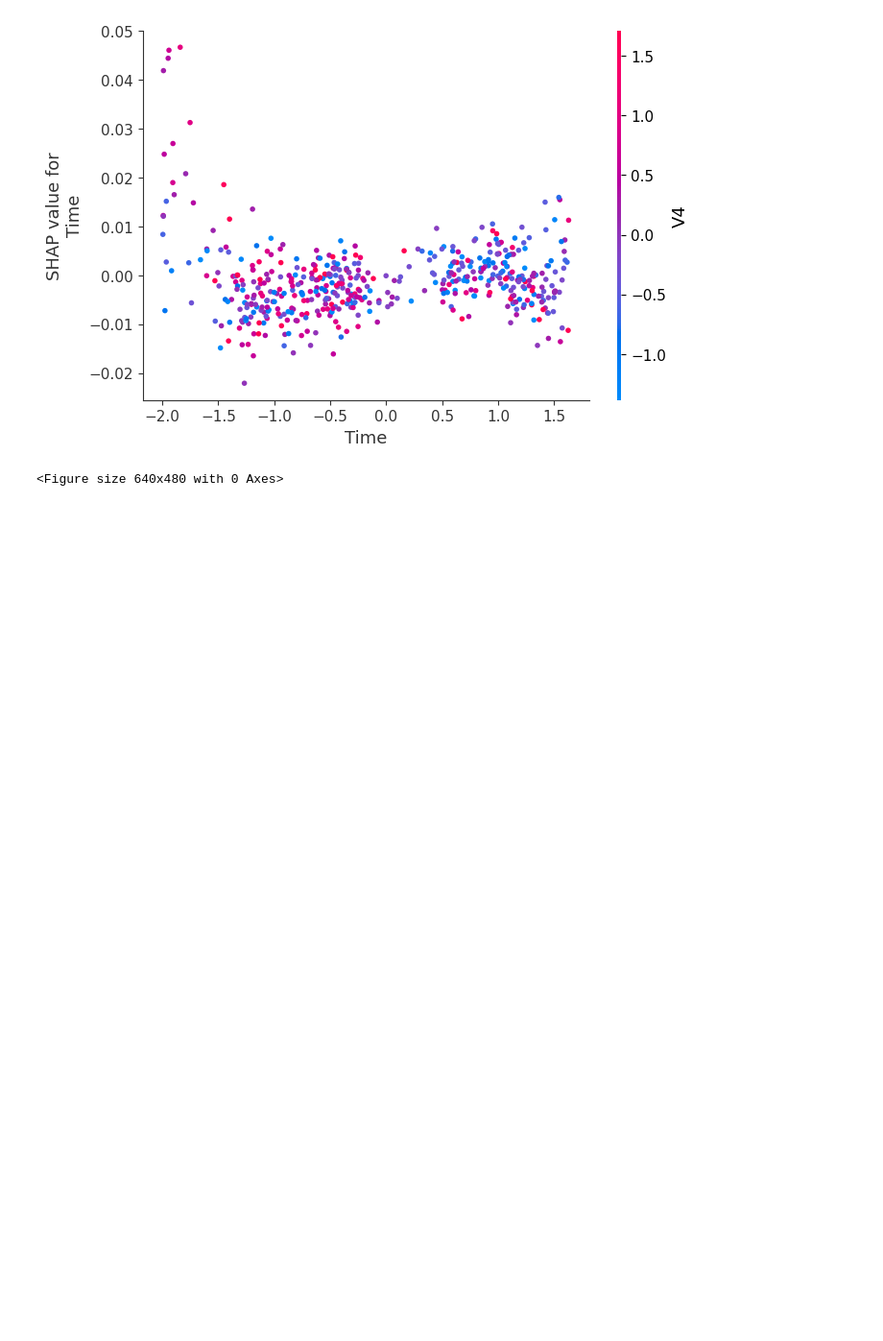
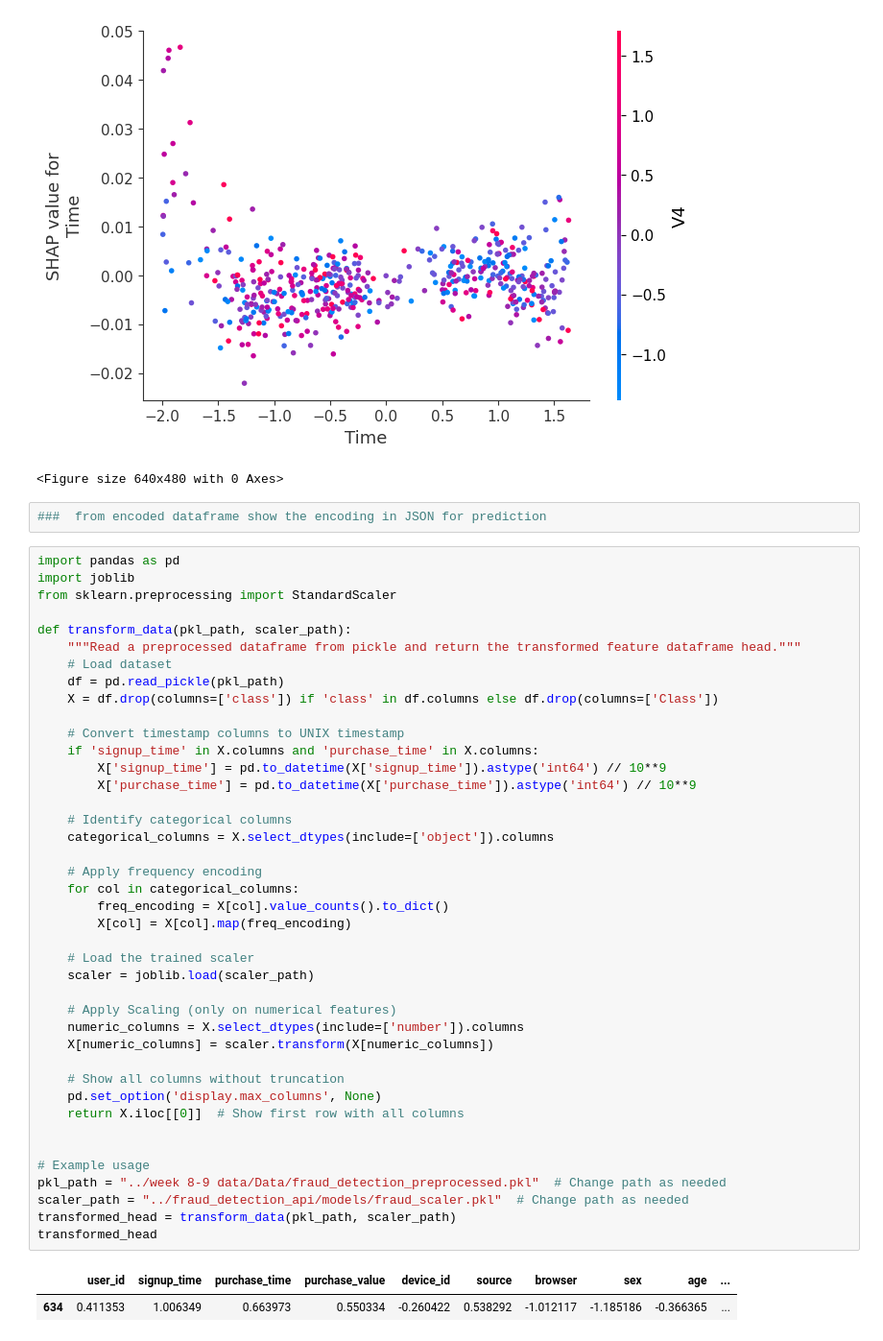
Before and after one commit to zereay74/Kaim-week-8-9, a Jupyter notebook: notebooks/Task_3_Model_Explanablity.ipynb, the cells around one changed output. Shown: that part at 96% size. Cells and saved outputs as stored; diff of their text form; blank space fills up the shorter version.

```diff
--- a/notebooks/Task_3_Model_Explanablity.ipynb
+++ b/notebooks/Task_3_Model_Explanablity.ipynb
@@ -57,3 +57,49 @@ explainability.shap_explain('creditcard')
 <Figure size 640x480 with 0 Axes>
 [figure]
 <Figure size 640x480 with 0 Axes>
+# %%
+###  from encoded dataframe show the encoding in JSON for prediction
+# %%
+import pandas as pd
+import joblib
+from sklearn.preprocessing import StandardScaler
+
+def transform_data(pkl_path, scaler_path):
+    """Read a preprocessed dataframe from pickle and return the transformed feature dataframe head."""
+    # Load dataset
+    df = pd.read_pickle(pkl_path)
+    X = df.drop(columns=['class']) if 'class' in df.columns else df.drop(columns=['Class'])
+
+    # Convert timestamp columns to UNIX timestamp
+    if 'signup_time' in X.columns and 'purchase_time' in X.columns:
+        X['signup_time'] = pd.to_datetime(X['signup_time']).astype('int64') // 10**9
+        X['purchase_time'] = pd.to_datetime(X['purchase_time']).astype('int64') // 10**9
+
+    # Identify categorical columns
+    categorical_columns = X.select_dtypes(include=['object']).columns
+
+    # Apply frequency encoding
+    for col in categorical_columns:
+        freq_encoding = X[col].value_counts().to_dict()
+        X[col] = X[col].map(freq_encoding)
+
+    # Load the trained scaler
+    scaler = joblib.load(scaler_path)
+
+    # Apply Scaling (only on numerical features)
+    numeric_columns = X.select_dtypes(include=['number']).columns
+    X[numeric_columns] = scaler.transform(X[numeric_columns])
+
+    # Show all columns without truncation
+    pd.set_option('display.max_columns', None)
+    return X.iloc[[0]]  # Show first row with all columns
+
+
+# Example usage
+pkl_path = "../week 8-9 data/Data/fraud_detection_preprocessed.pkl"  # Change path as needed
+scaler_path = "../fraud_detection_api/models/fraud_scaler.pkl"  # Change path as needed
+transformed_head = transform_data(pkl_path, scaler_path)
+transformed_head
+# %% [output]
+|  | user_id | signup_time | purchase_time | purchase_value | device_id | source | browser | sex | age | ... |
+| 634 | 0.411353 | 1.006349 | 0.663973 | 0.550334 | -0.260422 | 0.538292 | -1.012117 | -1.185186 | -0.366365 | ... |
```
Also changed, not shown: parts of 1 cell of this notebook, 7 other files.
